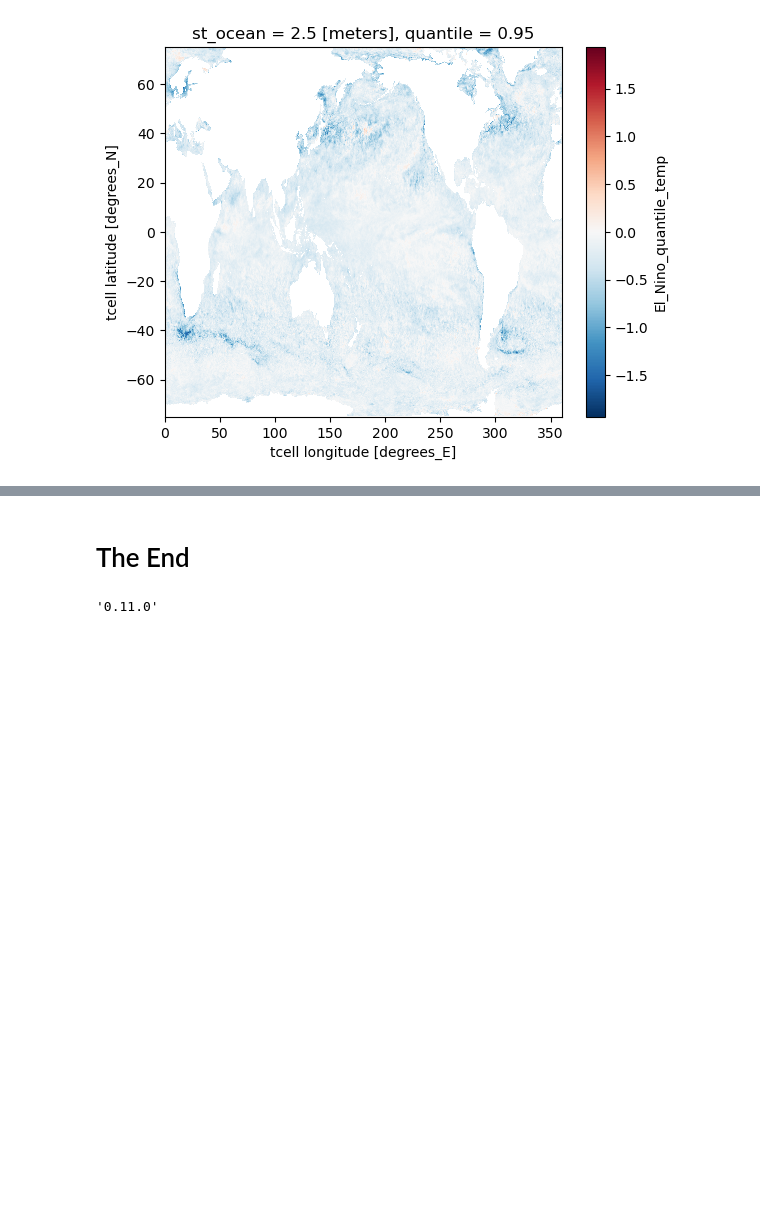
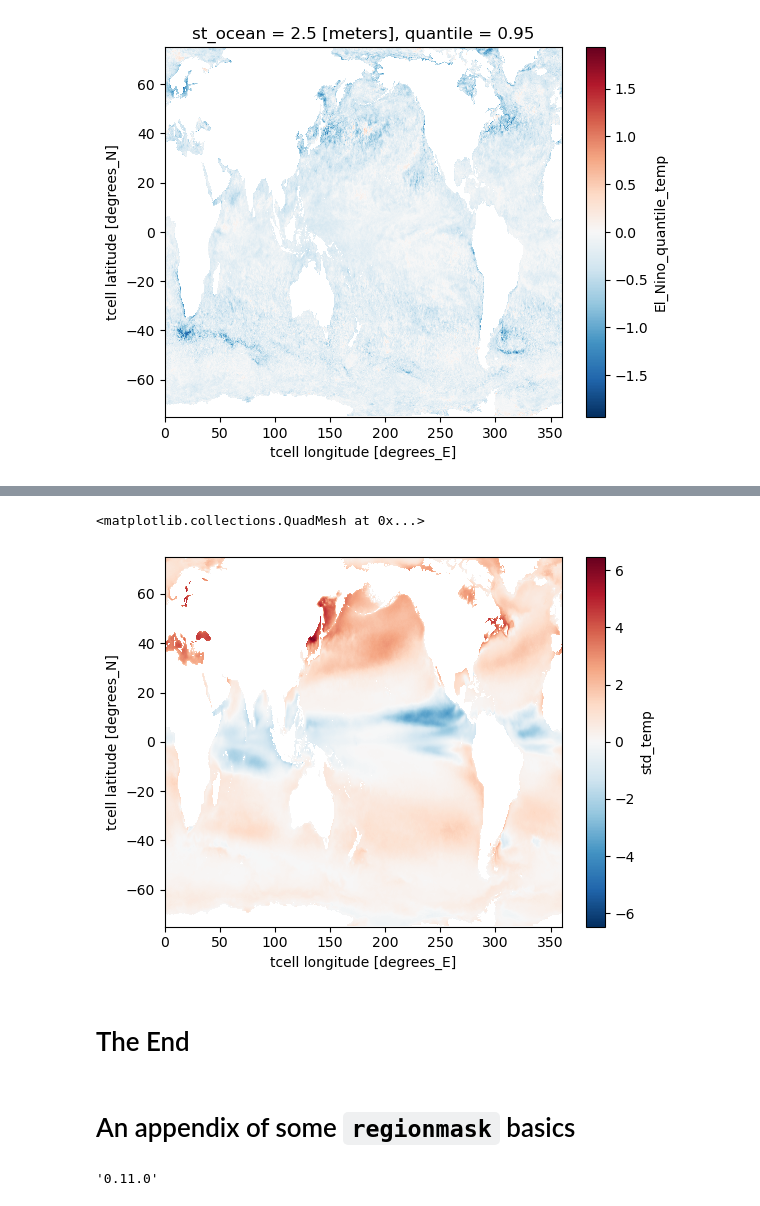
Before and after one commit to Thomas-Moore-Creative/BRAN-climatology-generator-demo, a Jupyter notebook: notebooks/compare_monthly_daily.ipynb, the cells around one changed output, grey strips where cells are left out. Drawn from its saved outputs; the diff is of its cells as text; code cells hidden in the pictures; blank space fills up the shorter version.

```diff
--- a/notebooks/compare_monthly_daily.ipynb
+++ b/notebooks/compare_monthly_daily.ipynb
@@ -109,7 +139,14 @@ diffSTATS.El_Nino_max_temp.isel(st_ocean = 0).plot()
+# %%
+(dSTATS.std_temp.isel(st_ocean=0)-dSTATS.std_temp.isel(st_ocean=10)).plot()
+# %% [output]
+<matplotlib.collections.QuadMesh at 0x...>
+[figure, added]
 # %% [markdown]
 # The End
 # %%
 #client.shutdown()
+# %% [markdown]
+# An appendix of some `regionmask` basics
 # %%
 import regionmask
 
```
Also changed, not shown: parts of 14 cells of this notebook, 2 other files.
